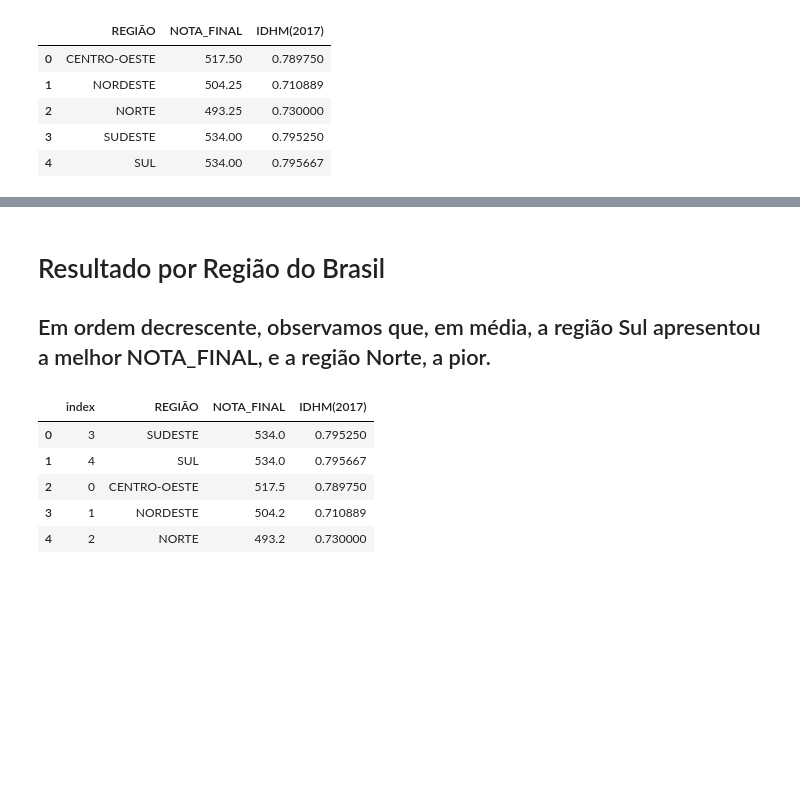
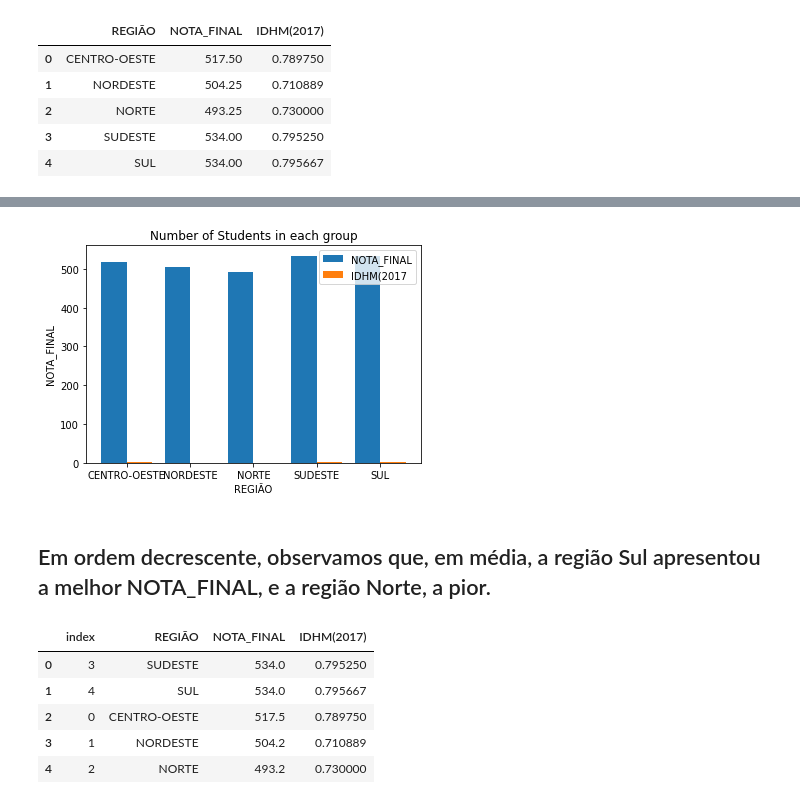
Before and after one commit to audreymoreira/case_ENEM_2017, a Jupyter notebook: Vistas_do_ENEM_2017.ipynb, the cells around one changed output, grey strips where cells are left out. Saved outputs shown, nothing was run; the diff lists cells and outputs as text; code cells hidden in the pictures; blank space fills up the shorter version.

```diff
--- a/Vistas_do_ENEM_2017.ipynb
+++ b/Vistas_do_ENEM_2017.ipynb
@@ -438,5 +446,22 @@ media_por_regiao.plot(x='REGIÃO',
+# %%
+X = media_por_regiao['REGIÃO']
+Y = media_por_regiao['NOTA_FINAL']
+Z = media_por_regiao['IDHM(2017)']
+
+X_axis = np.arange(len(X))
+
+plt.bar(X_axis - 0.2, Y, 0.4, label = 'NOTA_FINAL')
+plt.bar(X_axis + 0.2, Z, 0.4, label = 'IDHM(2017')
+
+plt.xticks(X_axis, X)
+plt.xlabel("REGIÃO")
+plt.ylabel("NOTA_FINAL")
+plt.title("Number of Students in each group")
+plt.legend()
+plt.show()
+# %% [output]
+[figure, added]
 # %% [markdown]
-# Resultado por Região do Brasil
 ## Em ordem decrescente, observamos que, em média, a região Sul apresentou a melhor NOTA_FINAL, e a região Norte, a pior.
 # %%
 media_por_regiao.sort_values(by='NOTA_FINAL', ascending=False).reset_index()
```
Also changed, not shown: parts of 10 cells of this notebook.
